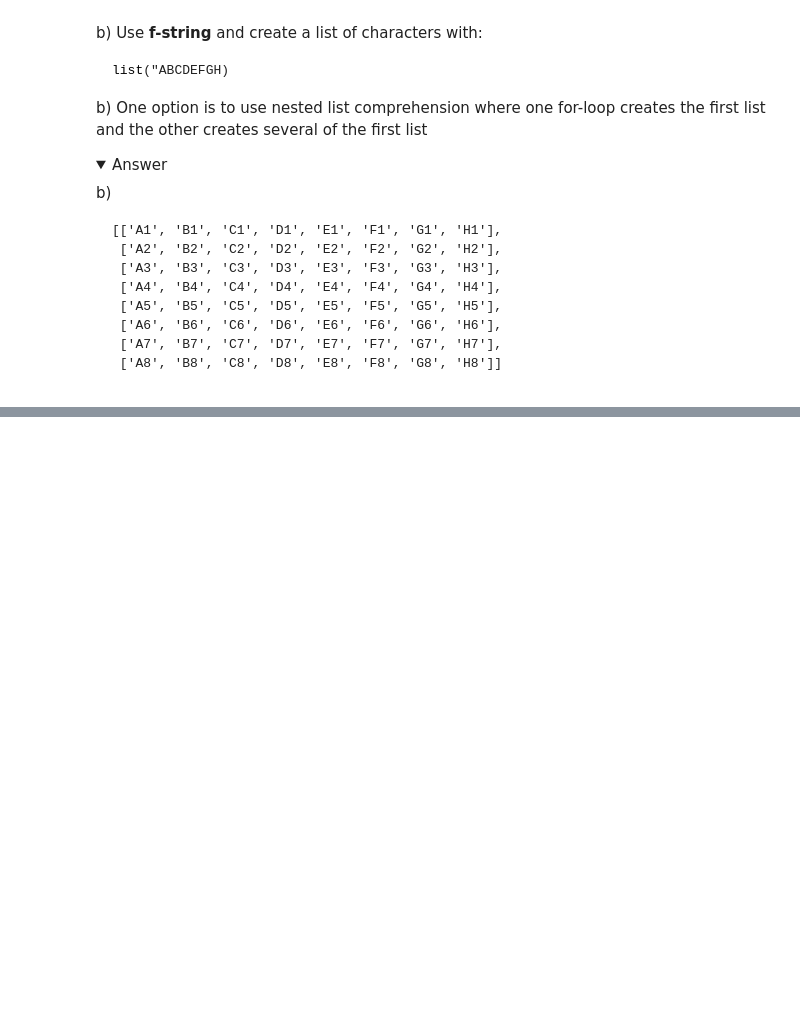
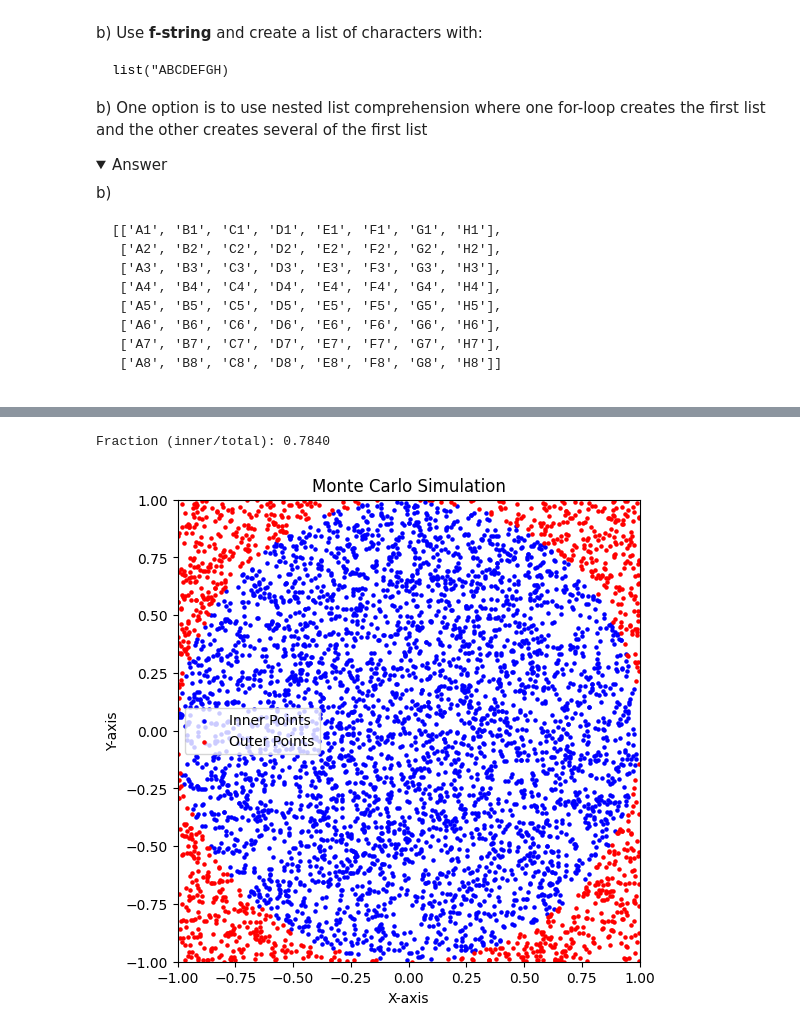
Before and after one commit to Nedib/Python-Nedya-Ibrahim, a Jupyter notebook: Exercies/04-list-exercise.ipynb, the cells around one changed output, grey strips where cells are left out. Cells and saved outputs as stored; diff of their text form; code cells hidden in the pictures; folded sections open; blank space fills up the shorter version.

```diff
--- a/Exercies/04-list-exercise.ipynb
+++ b/Exercies/04-list-exercise.ipynb
@@ -302,6 +390,58 @@ No answer here, try to prove it theoretically.
 
 
 </details>
+# %%
+import random
+import math
+import matplotlib.pyplot as plt
+
+def monte_carlo_simulation(num_points):
+    inner_points = []
+    outer_points = []
+
+    for _ in range(num_points):
+        x = random.uniform(-1, 1)
+        y = random.uniform(-1, 1)
+        distance = math.sqrt(x ** 2 + y ** 2)
+
+        if distance < 1:
+            inner_points.append((x, y))
+        else:
+            outer_points.append((x, y))
+
+    return inner_points, outer_points
+
+def calculate_fraction(inner_points, total_points):
+    return len(inner_points) / total_points
+
+def plot_monte_carlo_results(inner_points, outer_points):
+    inner_x, inner_y = zip(*inner_points)
+    outer_x, outer_y = zip(*outer_points)
+
+    plt.figure(figsize=(6, 6))
+    plt.scatter(inner_x, inner_y, color='blue', marker='o', s=5, label='Inner Points')
+    plt.scatter(outer_x, outer_y, color='red', marker='o', s=5, label='Outer Points')
+    plt.xlim(-1, 1)
+    plt.ylim(-1, 1)
+    plt.gca().set_aspect('equal', adjustable='box')
+    plt.legend()
+    plt.title("Monte Carlo Simulation")
+    plt.xlabel("X-axis")
+    plt.ylabel("Y-axis")
+    plt.show()
+
+if __name__ == "__main__":
+    num_points = 5000
+    inner_points, outer_points = monte_carlo_simulation(num_points)
+    total_points = num_points
+
+    fraction = calculate_fraction(inner_points, total_points)
+    print(f"Fraction (inner/total): {fraction:.4f}")
+
+    plot_monte_carlo_results(inner_points, outer_points)
+# %% [output]
+Fraction (inner/total): 0.7840
+[figure, added]
 # %% [markdown]
 ---
 ## 7. A cute rabbit among two ferocious snakes (**)
```
Also changed, not shown: parts of 4 cells of this notebook, 13 other files.
